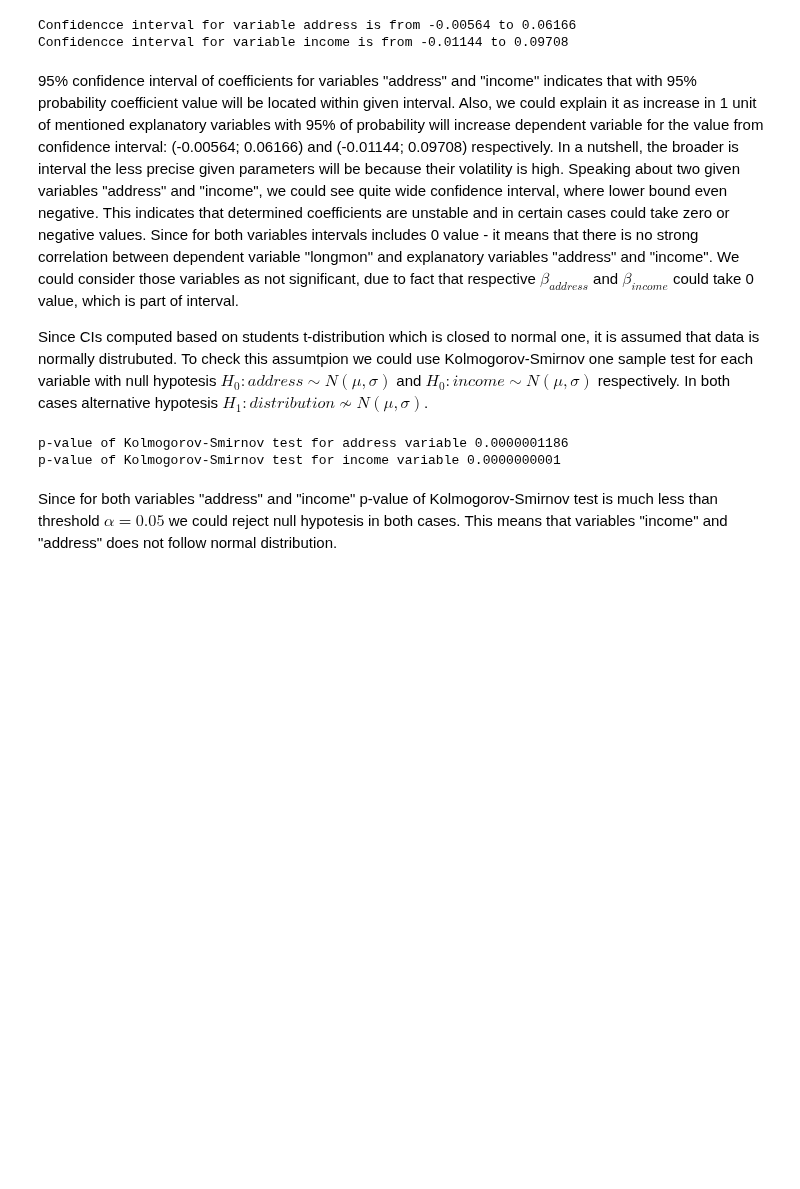
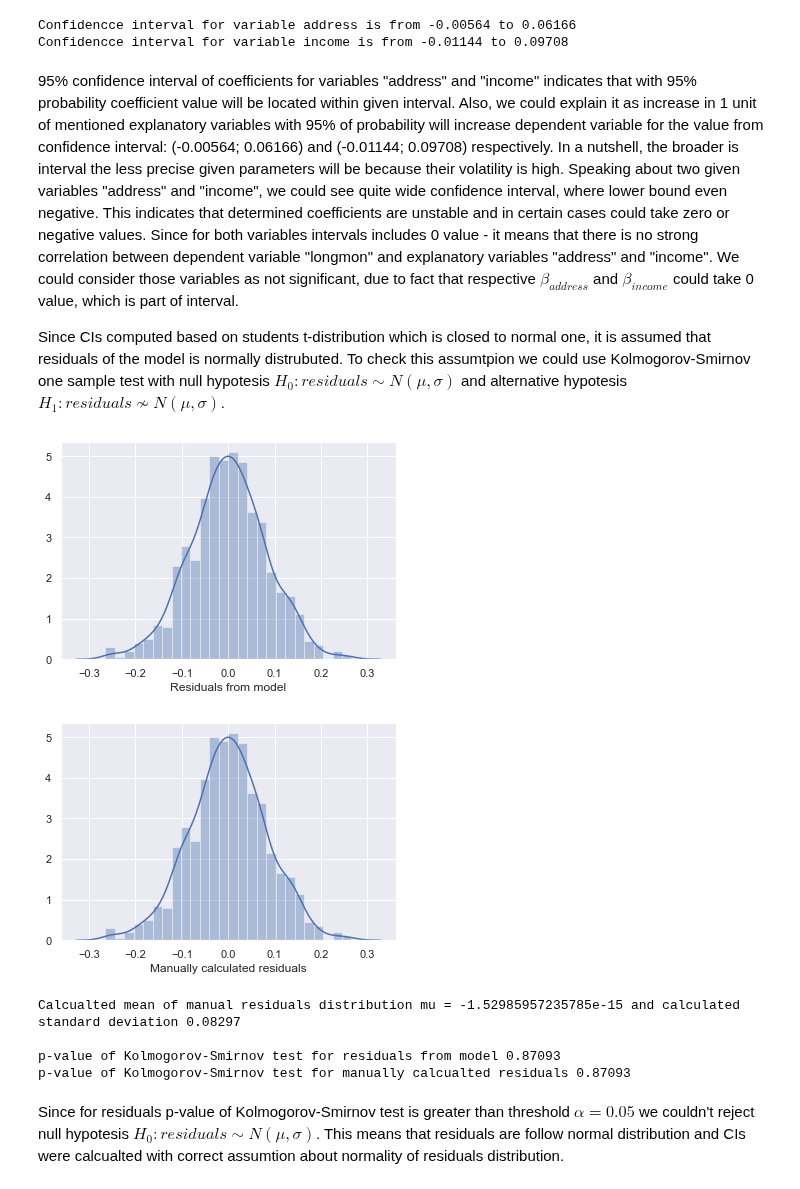
Before and after one commit to kai-wren/Statistic, a Jupyter notebook: Assignment 2.ipynb, the cells around one changed output. Saved outputs shown, nothing was run; the diff lists cells and outputs as text; code cells hidden in the pictures; blank space fills up the shorter version.

```diff
--- a/Assignment 2.ipynb
+++ b/Assignment 2.ipynb
@@ -388,15 +388,25 @@ Confidencce interval for variable income is from -0.01144 to 0.09708
 # %% [markdown]
 95% confidence interval of coefficients for variables "address" and "income" indicates that with 95% probability coefficient value will be located within given interval. Also, we could explain it as increase in 1 unit of mentioned explanatory variables with 95% of probability will increase dependent variable for the value from confidence interval: (-0.00564; 0.06166) and (-0.01144; 0.09708) respectively. In a nutshell, the broader is interval the less precise given parameters will be because their volatility is high. Speaking about two given variables "address" and "income", we could see quite wide confidence interval, where lower bound even negative. This indicates that determined coefficients are unstable and in certain cases could take zero or negative values. Since for both variables intervals includes 0 value - it means that there is no strong correlation between dependent variable "longmon" and explanatory variables "address" and "income". We could consider those variables as not significant, due to fact that respective $\beta_{address}$ and $\beta_{income}$ could take 0 value, which is part of interval.
 
-Since CIs computed based on students t-distribution which is closed to normal one, it is assumed that data is normally distrubuted. To check this assumtpion we could use Kolmogorov-Smirnov one sample test for each variable with null hypotesis $H_0:address \sim N(\mu, \sigma)$ and $H_0:income \sim N(\mu, \sigma)$ respectively. In both cases alternative hypotesis $H_1: distribution \nsim N(\mu, \sigma)$.
+Since CIs computed based on students t-distribution which is closed to normal one, it is assumed that residuals of the model is normally distrubuted. To check this assumtpion we could use Kolmogorov-Smirnov one sample test with null hypotesis $H_0:residuals \sim N(\mu, \sigma)$ and alternative hypotesis $H_1: residuals \nsim N(\mu, \sigma)$.
-# %%
-ks_address = sm_stat.diagnostic.kstest_normal(telco_dummy_trans_binwiremon_norm_df['address'])
-print("p-value of Kolmogorov-Smirnov test for address variable %.10f" %ks_address[1])
-
-ks_income = sm_stat.diagnostic.kstest_normal(telco_dummy_trans_binwiremon_norm_df['income'])
-print("p-value of Kolmogorov-Smirnov test for income variable %.10f" %ks_income[1])
-# %% [output]
-p-value of Kolmogorov-Smirnov test for address variable 0.0000001186
-p-value of Kolmogorov-Smirnov test for income variable 0.0000000001
+# %%
+sb.distplot(result.resid, axlabel='Residuals from model') #ploting manually calculated residuals and resduals from model
+plt.show()
+sb.distplot(Y_res_man, axlabel='Manually calculated residuals')
+plt.show()
+
+mu, sigma = np.mean(Y_res_man), np.std(Y_res_man) #calcualting approximate mean and deviation of the model
+print("Calcualted mean of manual residuals distribution mu = %s" %mu, "and calculated standard deviation %.5f \n" %sigma)
+
+#performing Kolmogorov-Smirnov test for manually calculated residuals and residuals from the model
+print("p-value of Kolmogorov-Smirnov test for residuals from model %.5f" %stats.kstest(result.resid, 'norm', args=(mu, sigma))[1])
+print("p-value of Kolmogorov-Smirnov test for manually calcualted residuals %.5f" %stats.kstest(Y_res_man, 'norm', args=(mu, sigma))[1])
+# %% [output]
+[figure, added]
+[figure, added]
+Calcualted mean of manual residuals distribution mu = -1.52985957235785e-15 and calculated standard deviation 0.08297
+
+p-value of Kolmogorov-Smirnov test for residuals from model 0.87093
+p-value of Kolmogorov-Smirnov test for manually calcualted residuals 0.87093
 # %% [markdown]
-Since for both variables "address" and "income" p-value of Kolmogorov-Smirnov test is much less than threshold $\alpha = 0.05$ we could reject null hypotesis in both cases. This means that variables "income" and "address" does not follow normal distribution.
+Since for residuals p-value of Kolmogorov-Smirnov test is greater than threshold $\alpha = 0.05$ we couldn't reject null hypotesis $H_0:residuals \sim N(\mu, \sigma)$. This means that residuals are follow normal distribution and CIs were calcualted with correct assumtion about normality of residuals distribution.
```
Also changed, not shown: parts of 1 cell of this notebook.
